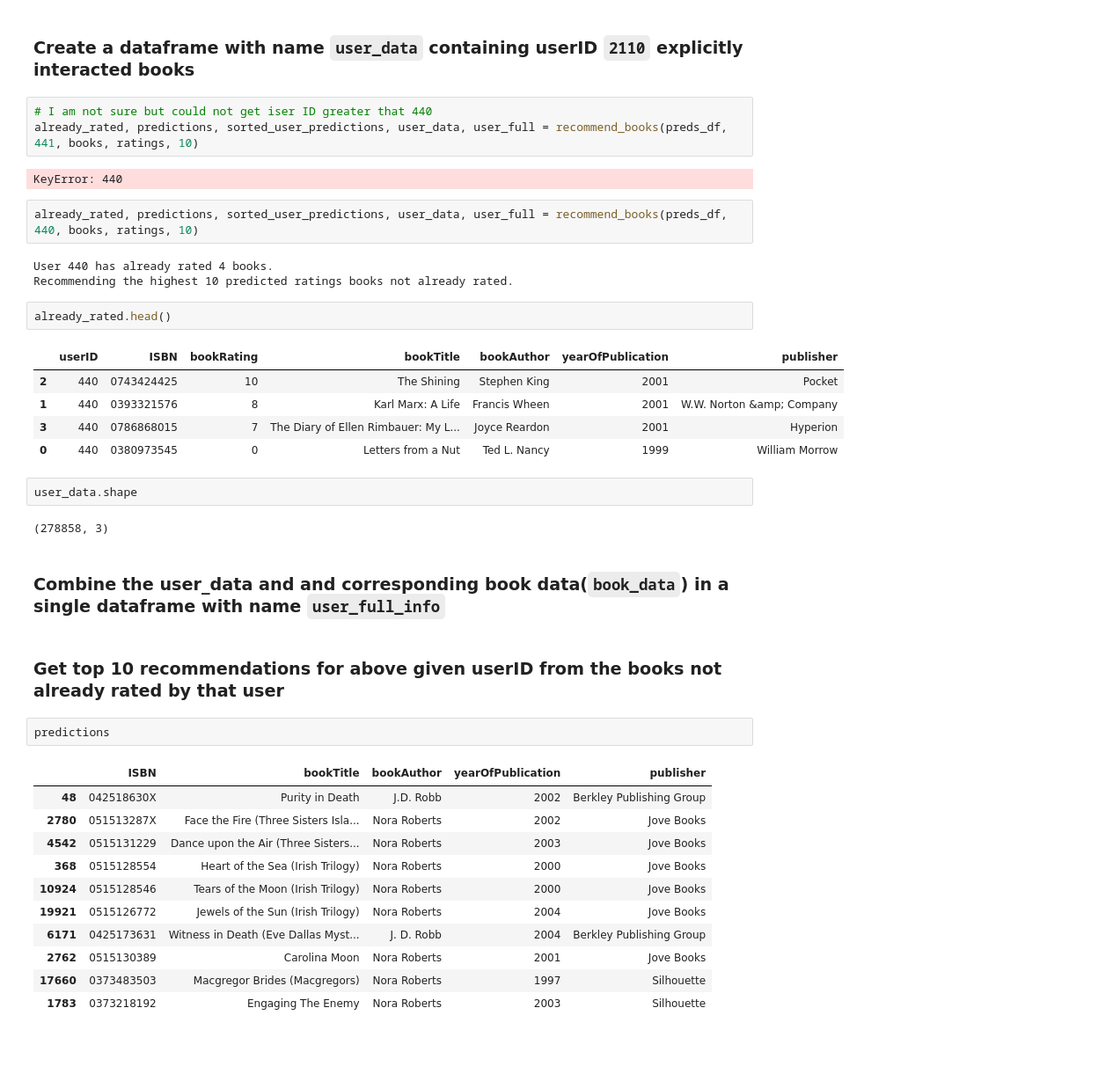
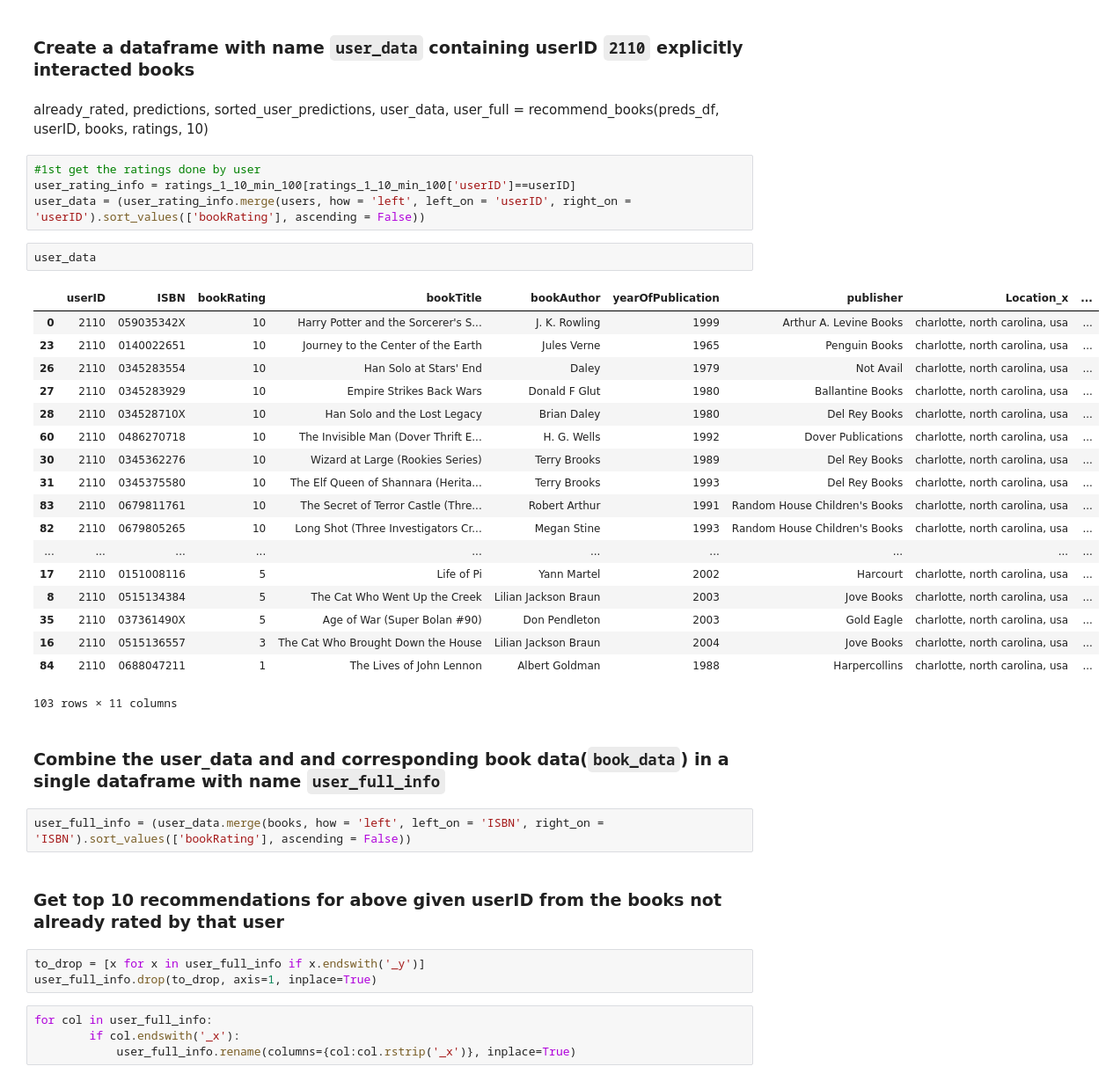
Before and after one commit to GreatLearningAIML1/pune-oct-19-batch-yogeshkanade08, a Jupyter notebook: R5_P1_Collaborative Filtering based Recommendation System.ipynb, the cells around one changed output. Shown at 88% size. Cells and saved outputs as stored; diff of their text form; blank space fills up the shorter version.

```diff
--- a/R5_P1_Collaborative Filtering based Recommendation System.ipynb
+++ b/R5_P1_Collaborative Filtering based Recommendation System.ipynb
@@ -499,42 +539,42 @@ def recommend_books(predictions_df, userID, books_df, original_ratings_df, num_r
 # %% [markdown]
 ### Create a dataframe with name `user_data` containing userID `2110` explicitly interacted books
-# %%
-# I am not sure but could not get iser ID greater that 440
-already_rated, predictions, sorted_user_predictions, user_data, user_full = recommend_books(preds_df, 441, books, ratings, 10)
-# %% [output]
-KeyError: 440
-# %%
-already_rated, predictions, sorted_user_predictions, user_data, user_full = recommend_books(preds_df, 440, books, ratings, 10)
-# %% [output]
-User 440 has already rated 4 books.
-Recommending the highest 10 predicted ratings books not already rated.
-# %%
-already_rated.head()
-# %% [output]
-|  | userID | ISBN | bookRating | bookTitle | bookAuthor | yearOfPublication | publisher |
-| 2 | 440 | 0743424425 | 10 | The Shining | Stephen King | 2001 | Pocket |
-| 1 | 440 | 0393321576 | 8 | Karl Marx: A Life | Francis Wheen | 2001 | W.W. Norton &amp; Company |
-| 3 | 440 | 0786868015 | 7 | The Diary of Ellen Rimbauer: My L... | Joyce Reardon | 2001 | Hyperion |
-| 0 | 440 | 0380973545 | 0 | Letters from a Nut | Ted L. Nancy | 1999 | William Morrow |
+# %% [markdown]
+already_rated, predictions, sorted_user_predictions, user_data, user_full = recommend_books(preds_df, userID, books, ratings, 10)
+# %%
+#1st get the ratings done by user
+user_rating_info = ratings_1_10_min_100[ratings_1_10_min_100['userID']==userID]
+user_data = (user_rating_info.merge(users, how = 'left', left_on = 'userID', right_on = 'userID').sort_values(['bookRating'], ascending = False))
 # %%
-user_data.shape
+user_data
 # %% [output]
+|  | userID | ISBN | bookRating | bookTitle | bookAuthor | yearOfPublication | publisher | Location_x | ... |
+| 0 | 2110 | 059035342X | 10 | Harry Potter and the Sorcerer's S... | J. K. Rowling | 1999 | Arthur A. Levine Books | charlotte, north carolina, usa | ... |
+| 23 | 2110 | 0140022651 | 10 | Journey to the Center of the Earth | Jules Verne | 1965 | Penguin Books | charlotte, north carolina, usa | ... |
+| 26 | 2110 | 0345283554 | 10 | Han Solo at Stars' End | Daley | 1979 | Not Avail | charlotte, north carolina, usa | ... |
+| 27 | 2110 | 0345283929 | 10 | Empire Strikes Back Wars | Donald F Glut | 1980 | Ballantine Books | charlotte, north carolina, usa | ... |
+| 28 | 2110 | 034528710X | 10 | Han Solo and the Lost Legacy | Brian Daley | 1980 | Del Rey Books | charlotte, north carolina, usa | ... |
+| 60 | 2110 | 0486270718 | 10 | The Invisible Man (Dover Thrift E... | H. G. Wells | 1992 | Dover Publications | charlotte, north carolina, usa | ... |
+| 30 | 2110 | 0345362276 | 10 | Wizard at Large (Rookies Series) | Terry Brooks | 1989 | Del Rey Books | charlotte, north carolina, usa | ... |
+| 31 | 2110 | 0345375580 | 10 | The Elf Queen of Shannara (Herita... | Terry Brooks | 1993 | Del Rey Books | charlotte, north carolina, usa | ... |
+| 83 | 2110 | 0679811761 | 10 | The Secret of Terror Castle (Thre... | Robert Arthur | 1991 | Random House Children's Books | charlotte, north carolina, usa | ... |
+| 82 | 2110 | 0679805265 | 10 | Long Shot (Three Investigators Cr... | Megan Stine | 1993 | Random House Children's Books | charlotte, north carolina, usa | ... |
+| ... | ... | ... | ... | ... | ... | ... | ... | ... | ... |
+| 17 | 2110 | 0151008116 | 5 | Life of Pi | Yann Martel | 2002 | Harcourt | charlotte, north carolina, usa | ... |
+| 8 | 2110 | 0515134384 | 5 | The Cat Who Went Up the Creek | Lilian Jackson Braun | 2003 | Jove Books | charlotte, north carolina, usa | ... |
+| 35 | 2110 | 037361490X | 5 | Age of War (Super Bolan #90) | Don Pendleton | 2003 | Gold Eagle | charlotte, north carolina, usa | ... |
+| 16 | 2110 | 0515136557 | 3 | The Cat Who Brought Down the House | Lilian Jackson Braun | 2004 | Jove Books | charlotte, north carolina, usa | ... |
+| 84 | 2110 | 0688047211 | 1 | The Lives of John Lennon | Albert Goldman | 1988 | Harpercollins | charlotte, north carolina, usa | ... |
-(278858, 3)
+103 rows × 11 columns
 # %% [markdown]
 ### Combine the user_data and and corresponding book data(`book_data`) in a single dataframe with name `user_full_info`
+# %%
+user_full_info = (user_data.merge(books, how = 'left', left_on = 'ISBN', right_on = 'ISBN').sort_values(['bookRating'], ascending = False))
 # %% [markdown]
 ### Get top 10 recommendations for above given userID from the books not already rated by that user
-# %%
-predictions
-# %% [output]
-|  | ISBN | bookTitle | bookAuthor | yearOfPublication | publisher |
-| 48 | 042518630X | Purity in Death | J.D. Robb | 2002 | Berkley Publishing Group |
-| 2780 | 051513287X | Face the Fire (Three Sisters Isla... | Nora Roberts | 2002 | Jove Books |
-| 4542 | 0515131229 | Dance upon the Air (Three Sisters... | Nora Roberts | 2003 | Jove Books |
-| 368 | 0515128554 | Heart of the Sea (Irish Trilogy) | Nora Roberts | 2000 | Jove Books |
-| 10924 | 0515128546 | Tears of the Moon (Irish Trilogy) | Nora Roberts | 2000 | Jove Books |
-| 19921 | 0515126772 | Jewels of the Sun (Irish Trilogy) | Nora Roberts | 2004 | Jove Books |
-| 6171 | 0425173631 | Witness in Death (Eve Dallas Myst... | J. D. Robb | 2004 | Berkley Publishing Group |
-| 2762 | 0515130389 | Carolina Moon | Nora Roberts | 2001 | Jove Books |
-| 17660 | 0373483503 | Macgregor Brides (Macgregors) | Nora Roberts | 1997 | Silhouette |
-| 1783 | 0373218192 | Engaging The Enemy | Nora Roberts | 2003 | Silhouette |
+# %%
+to_drop = [x for x in user_full_info if x.endswith('_y')]
+user_full_info.drop(to_drop, axis=1, inplace=True)
+# %%
+for col in user_full_info:
+        if col.endswith('_x'):
+            user_full_info.rename(columns={col:col.rstrip('_x')}, inplace=True)
```
Also changed, not shown: parts of 12 cells of this notebook.
